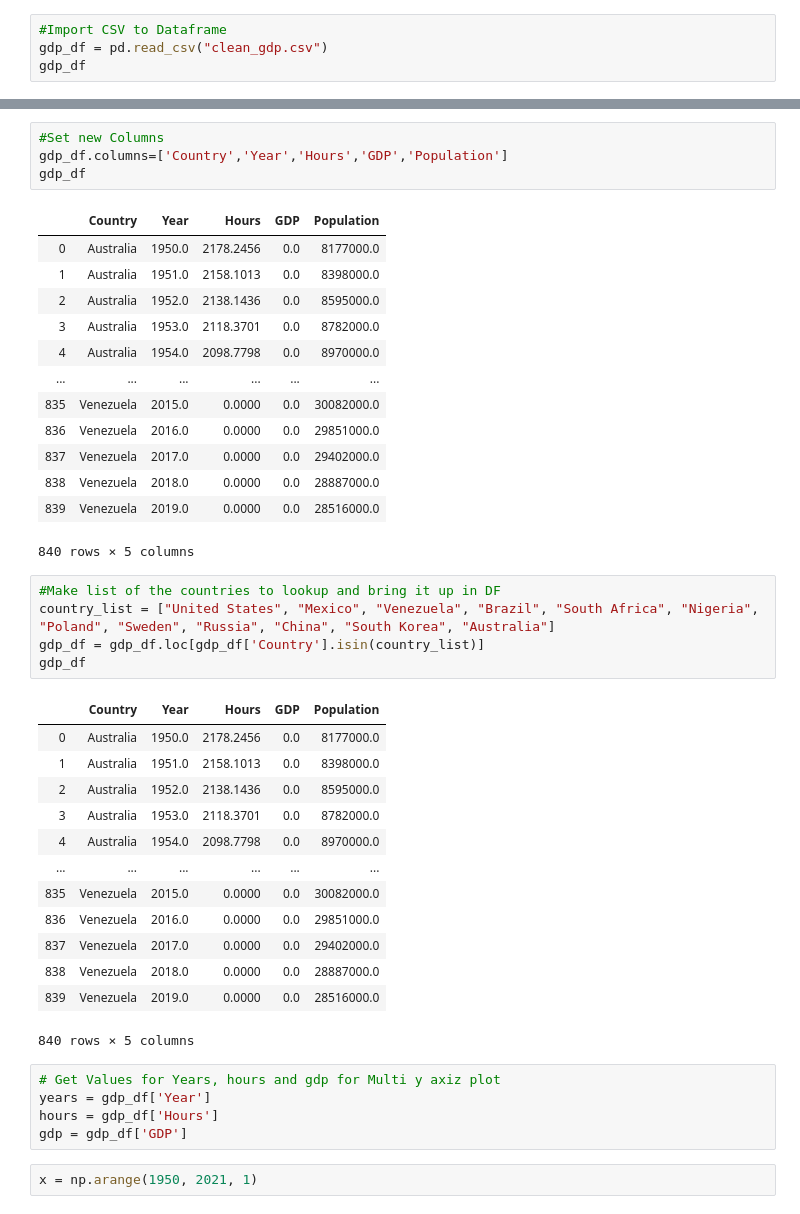
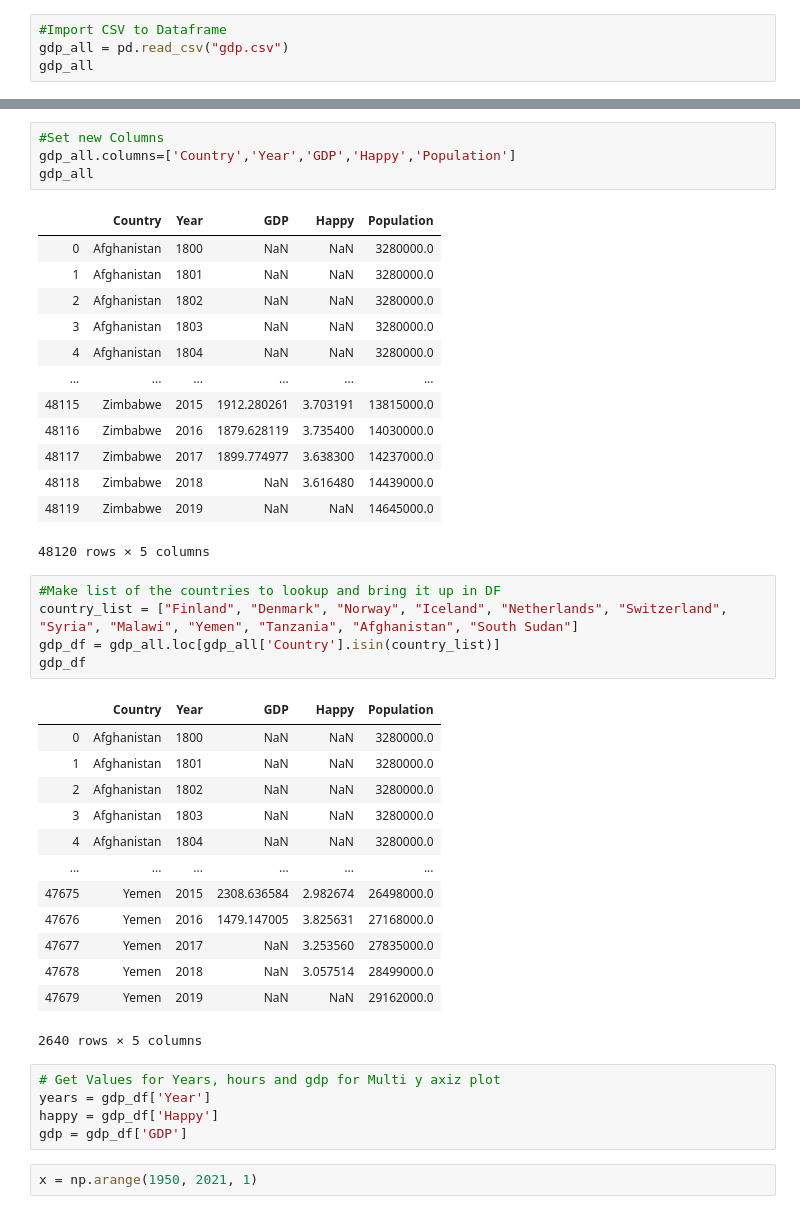
Before and after one commit to JeremyBrent/RUDS_project_1, a Jupyter notebook: Matteos_notebook/Untitled.ipynb, the cells around one changed output, grey strips where cells are left out. Cells and saved outputs as stored; diff of their text form.

```diff
--- a/Matteos_notebook/Untitled.ipynb
+++ b/Matteos_notebook/Untitled.ipynb
@@ -5,6 +6,6 @@ import numpy as np
 %matplotlib notebook
 # %%
 #Import CSV to Dataframe
-gdp_df = pd.read_csv("clean_gdp.csv")
-gdp_df
+gdp_all = pd.read_csv("gdp.csv")
+gdp_all
 # %% [output]
@@ -43,44 +44,44 @@ gdp_df
 # %%
 #Set new Columns
-gdp_df.columns=['Country','Year','Hours','GDP','Population']
-gdp_df
+gdp_all.columns=['Country','Year','GDP','Happy','Population']
+gdp_all
 # %% [output]
-|  | Country | Year | Hours | GDP | Population |
-| 0 | Australia | 1950.0 | 2178.2456 | 0.0 | 8177000.0 |
-| 1 | Australia | 1951.0 | 2158.1013 | 0.0 | 8398000.0 |
-| 2 | Australia | 1952.0 | 2138.1436 | 0.0 | 8595000.0 |
-| 3 | Australia | 1953.0 | 2118.3701 | 0.0 | 8782000.0 |
-| 4 | Australia | 1954.0 | 2098.7798 | 0.0 | 8970000.0 |
+|  | Country | Year | GDP | Happy | Population |
+| 0 | Afghanistan | 1800 | NaN | NaN | 3280000.0 |
+| 1 | Afghanistan | 1801 | NaN | NaN | 3280000.0 |
+| 2 | Afghanistan | 1802 | NaN | NaN | 3280000.0 |
+| 3 | Afghanistan | 1803 | NaN | NaN | 3280000.0 |
+| 4 | Afghanistan | 1804 | NaN | NaN | 3280000.0 |
 | ... | ... | ... | ... | ... | ... |
-| 835 | Venezuela | 2015.0 | 0.0000 | 0.0 | 30082000.0 |
-| 836 | Venezuela | 2016.0 | 0.0000 | 0.0 | 29851000.0 |
-| 837 | Venezuela | 2017.0 | 0.0000 | 0.0 | 29402000.0 |
-| 838 | Venezuela | 2018.0 | 0.0000 | 0.0 | 28887000.0 |
-| 839 | Venezuela | 2019.0 | 0.0000 | 0.0 | 28516000.0 |
+| 48115 | Zimbabwe | 2015 | 1912.280261 | 3.703191 | 13815000.0 |
+| 48116 | Zimbabwe | 2016 | 1879.628119 | 3.735400 | 14030000.0 |
+| 48117 | Zimbabwe | 2017 | 1899.774977 | 3.638300 | 14237000.0 |
+| 48118 | Zimbabwe | 2018 | NaN | 3.616480 | 14439000.0 |
+| 48119 | Zimbabwe | 2019 | NaN | NaN | 14645000.0 |
-840 rows × 5 columns
+48120 rows × 5 columns
 # %%
 #Make list of the countries to lookup and bring it up in DF
-country_list = ["United States", "Mexico", "Venezuela", "Brazil", "South Africa", "Nigeria", "Poland", "Sweden", "Russia", "China", "South Korea", "Australia"]
-gdp_df = gdp_df.loc[gdp_df['Country'].isin(country_list)]
+country_list = ["Finland", "Denmark", "Norway", "Iceland", "Netherlands", "Switzerland", "Syria", "Malawi", "Yemen", "Tanzania", "Afghanistan", "South Sudan"]
+gdp_df = gdp_all.loc[gdp_all['Country'].isin(country_list)]
 gdp_df
 # %% [output]
-|  | Country | Year | Hours | GDP | Population |
-| 0 | Australia | 1950.0 | 2178.2456 | 0.0 | 8177000.0 |
-| 1 | Australia | 1951.0 | 2158.1013 | 0.0 | 8398000.0 |
-| 2 | Australia | 1952.0 | 2138.1436 | 0.0 | 8595000.0 |
-| 3 | Australia | 1953.0 | 2118.3701 | 0.0 | 8782000.0 |
-| 4 | Australia | 1954.0 | 2098.7798 | 0.0 | 8970000.0 |
+|  | Country | Year | GDP | Happy | Population |
+| 0 | Afghanistan | 1800 | NaN | NaN | 3280000.0 |
+| 1 | Afghanistan | 1801 | NaN | NaN | 3280000.0 |
+| 2 | Afghanistan | 1802 | NaN | NaN | 3280000.0 |
+| 3 | Afghanistan | 1803 | NaN | NaN | 3280000.0 |
+| 4 | Afghanistan | 1804 | NaN | NaN | 3280000.0 |
 | ... | ... | ... | ... | ... | ... |
-| 835 | Venezuela | 2015.0 | 0.0000 | 0.0 | 30082000.0 |
-| 836 | Venezuela | 2016.0 | 0.0000 | 0.0 | 29851000.0 |
-| 837 | Venezuela | 2017.0 | 0.0000 | 0.0 | 29402000.0 |
-| 838 | Venezuela | 2018.0 | 0.0000 | 0.0 | 28887000.0 |
-| 839 | Venezuela | 2019.0 | 0.0000 | 0.0 | 28516000.0 |
+| 47675 | Yemen | 2015 | 2308.636584 | 2.982674 | 26498000.0 |
+| 47676 | Yemen | 2016 | 1479.147005 | 3.825631 | 27168000.0 |
+| 47677 | Yemen | 2017 | NaN | 3.253560 | 27835000.0 |
+| 47678 | Yemen | 2018 | NaN | 3.057514 | 28499000.0 |
+| 47679 | Yemen | 2019 | NaN | NaN | 29162000.0 |
-840 rows × 5 columns
+2640 rows × 5 columns
 # %%
 # Get Values for Years, hours and gdp for Multi y axiz plot
 years = gdp_df['Year']
-hours = gdp_df['Hours']
+happy = gdp_df['Happy']
 gdp = gdp_df['GDP']
 # %%
 x = np.arange(1950, 2021, 1)
```
Also changed, not shown: parts of 15 cells of this notebook.
